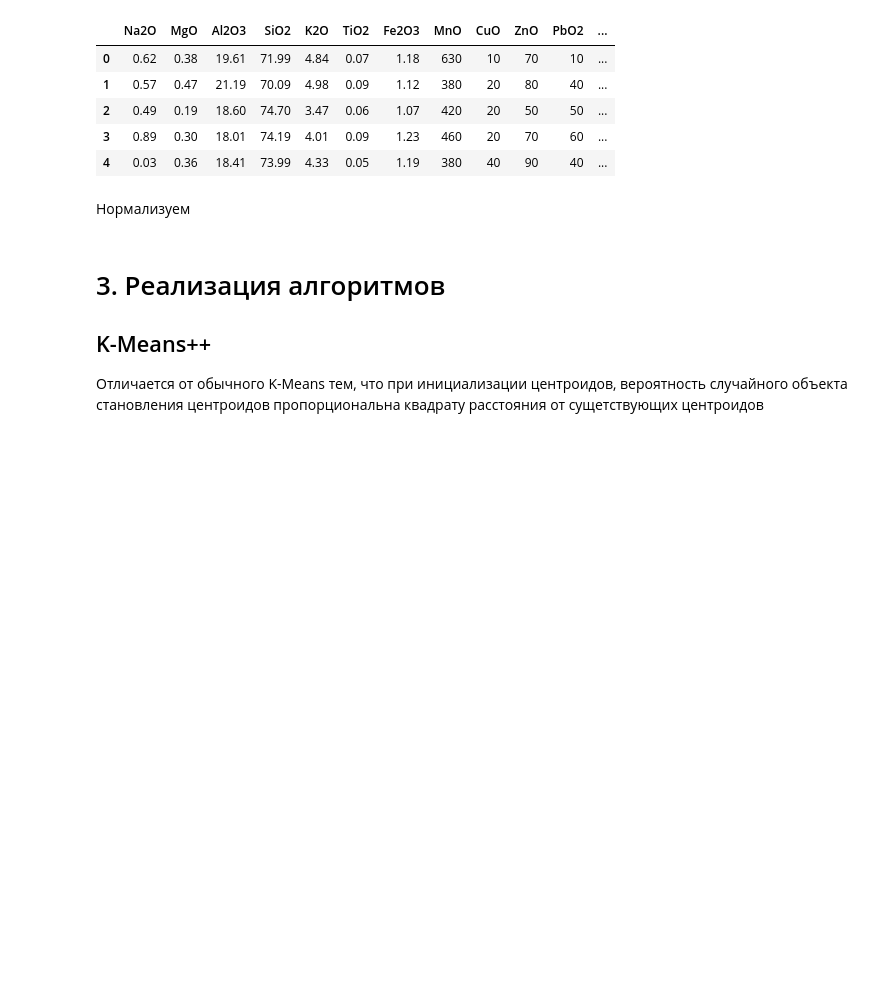
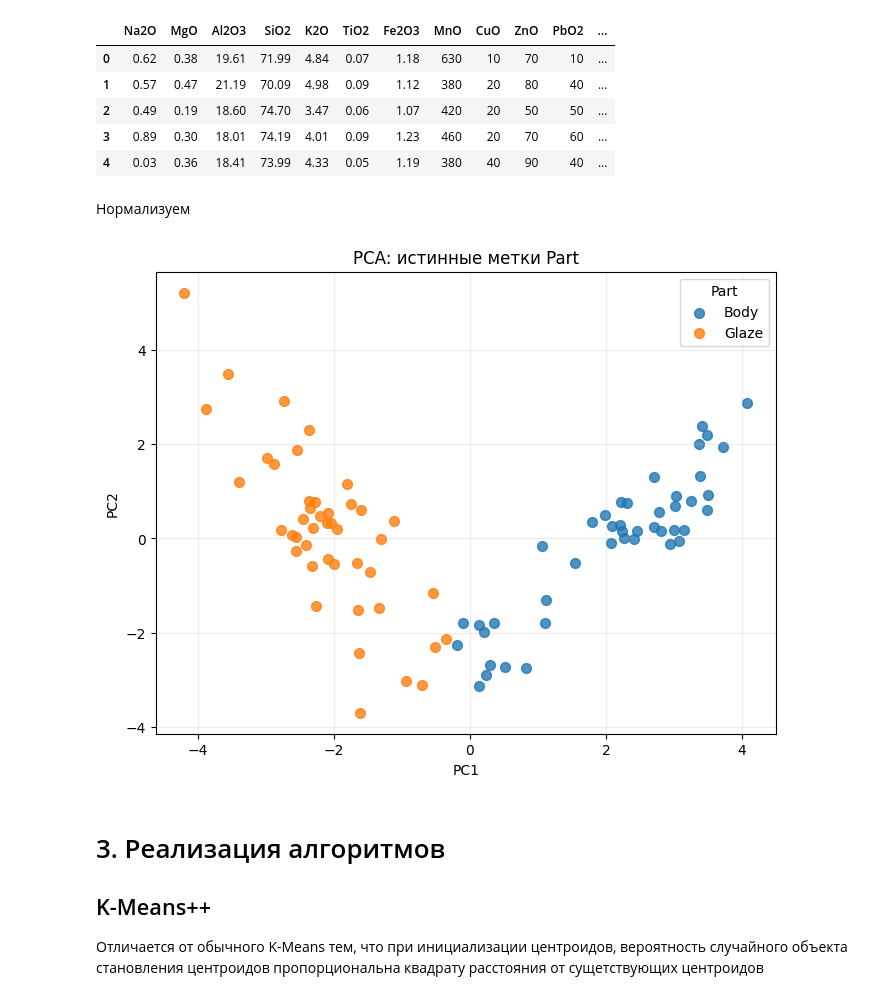
Before and after one commit to sidimekov/itmo-ml-fundamentals, a Jupyter notebook: lab2/lab2.ipynb, the cells around one changed output. Saved outputs shown, nothing was run; the diff lists cells and outputs as text; code cells hidden in the pictures; blank space fills up the shorter version.

Commit message:
add graphs

```diff
--- a/lab2/lab2.ipynb
+++ b/lab2/lab2.ipynb
@@ -346,6 +346,33 @@ from sklearn.preprocessing import StandardScaler
 
 scaler = StandardScaler()
 X_scaled = scaler.fit_transform(X)
+# %%
+from sklearn.decomposition import PCA
+
+pca = PCA(n_components=2)
+X_pca = pca.fit_transform(X_scaled)
+
+part_codes, part_names = pd.factorize(df['Part'])
+plt.figure(figsize=(8, 6))
+
+for code, name in enumerate(part_names):
+    mask = (part_codes == code)
+    plt.scatter(
+        X_pca[mask, 0],
+        X_pca[mask, 1],
+        s=50,
+        alpha=0.8,
+        label=str(name)
+    )
+
+plt.title('PCA: истинные метки Part')
+plt.xlabel('PC1')
+plt.ylabel('PC2')
+plt.legend(title='Part')
+plt.grid(alpha=0.25)
+plt.show()
+# %% [output]
+[figure, added]
 # %% [markdown]
 # 3. Реализация алгоритмов
 
```
Also changed, not shown: parts of 4 cells of this notebook.
